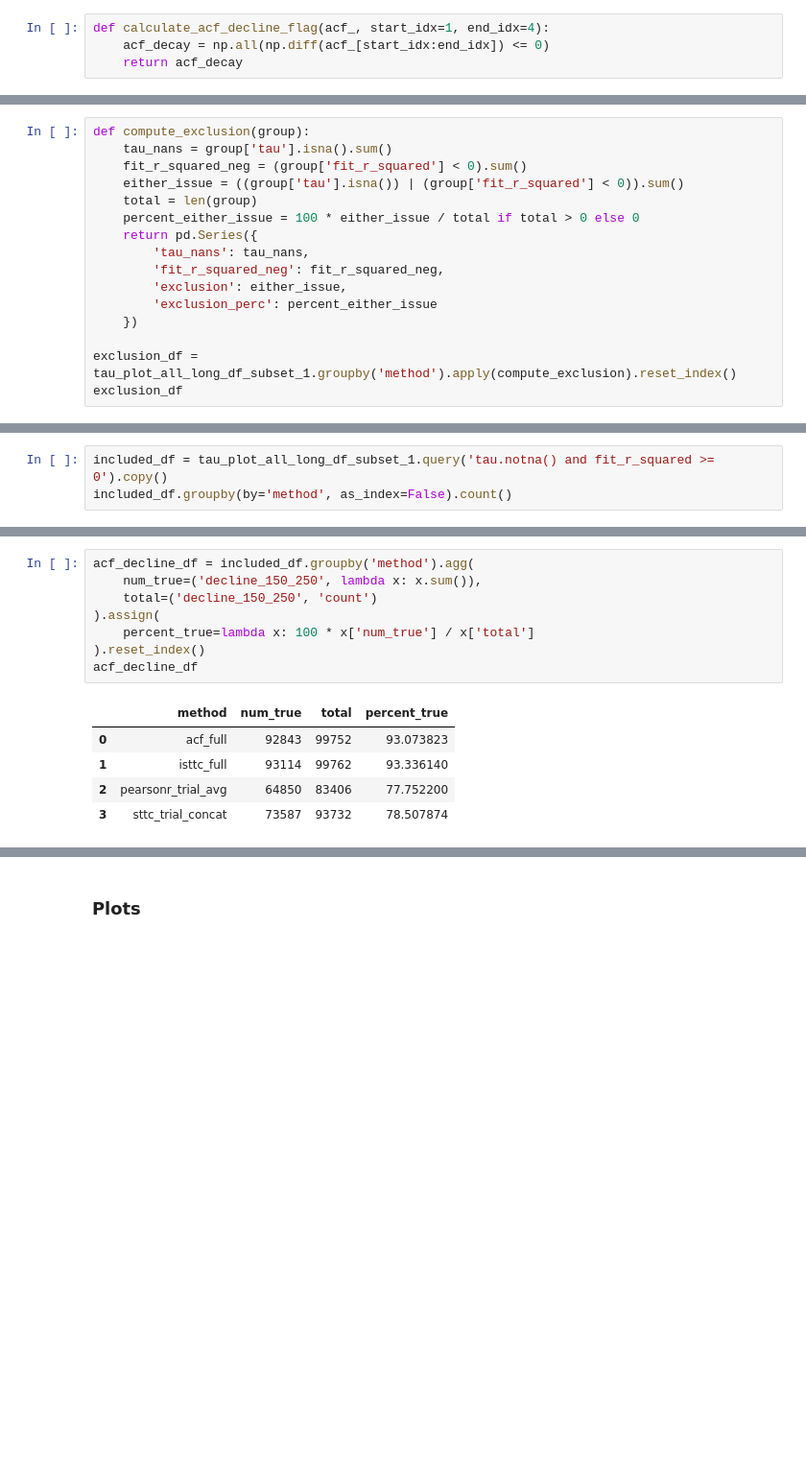
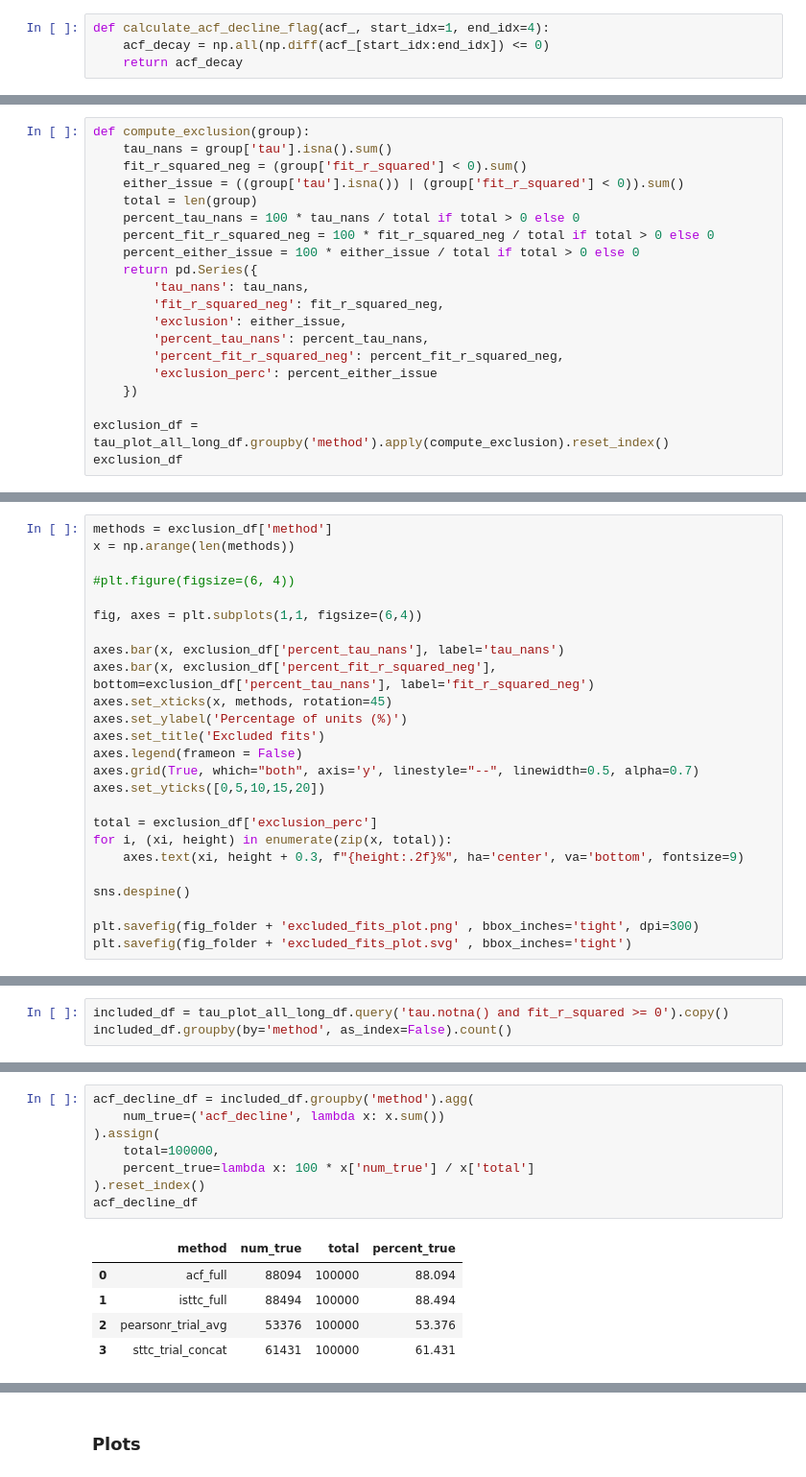
Before and after one commit to iinnpp/isttc, a Jupyter notebook: notebooks/synthetic/plot_taus_parametric_inclusion.ipynb, the cells around one changed output, grey strips where cells are left out. Shown at 96% size. Cells and saved outputs as stored; diff of their text form; blank space fills up the shorter version.

```diff
--- a/notebooks/synthetic/plot_taus_parametric_inclusion.ipynb
+++ b/notebooks/synthetic/plot_taus_parametric_inclusion.ipynb
@@ -246,14 +216,18 @@ def compute_exclusion(group):
     fit_r_squared_neg = (group['fit_r_squared'] < 0).sum()
     either_issue = ((group['tau'].isna()) | (group['fit_r_squared'] < 0)).sum()
     total = len(group)
+    percent_tau_nans = 100 * tau_nans / total if total > 0 else 0
+    percent_fit_r_squared_neg = 100 * fit_r_squared_neg / total if total > 0 else 0
     percent_either_issue = 100 * either_issue / total if total > 0 else 0
     return pd.Series({
         'tau_nans': tau_nans,
         'fit_r_squared_neg': fit_r_squared_neg,
         'exclusion': either_issue,
+        'percent_tau_nans': percent_tau_nans,
+        'percent_fit_r_squared_neg': percent_fit_r_squared_neg,
         'exclusion_perc': percent_either_issue
     })
 
-exclusion_df = tau_plot_all_long_df_subset_1.groupby('method').apply(compute_exclusion).reset_index()
+exclusion_df = tau_plot_all_long_df.groupby('method').apply(compute_exclusion).reset_index()
 exclusion_df
 # %% [output]
@@ -264,0 +239,25 @@ exclusion_df
+# %%
+methods = exclusion_df['method']
+x = np.arange(len(methods))
+
+#plt.figure(figsize=(6, 4))
+
+fig, axes = plt.subplots(1,1, figsize=(6,4))
+
+axes.bar(x, exclusion_df['percent_tau_nans'], label='tau_nans')
+axes.bar(x, exclusion_df['percent_fit_r_squared_neg'], bottom=exclusion_df['percent_tau_nans'], label='fit_r_squared_neg')
+axes.set_xticks(x, methods, rotation=45)
+axes.set_ylabel('Percentage of units (%)')
+axes.set_title('Excluded fits')
+axes.legend(frameon = False)
+axes.grid(True, which="both", axis='y', linestyle="--", linewidth=0.5, alpha=0.7)
+axes.set_yticks([0,5,10,15,20])
+
+total = exclusion_df['exclusion_perc']
+for i, (xi, height) in enumerate(zip(x, total)):
+    axes.text(xi, height + 0.3, f"{height:.2f}%", ha='center', va='bottom', fontsize=9)
+
+sns.despine()
+
+plt.savefig(fig_folder + 'excluded_fits_plot.png' , bbox_inches='tight', dpi=300)
+plt.savefig(fig_folder + 'excluded_fits_plot.svg' , bbox_inches='tight')
@@ -265,4 +410,4 @@ exclusion_df
 # %%
-included_df = tau_plot_all_long_df_subset_1.query('tau.notna() and fit_r_squared >= 0').copy()
+included_df = tau_plot_all_long_df.query('tau.notna() and fit_r_squared >= 0').copy()
 included_df.groupby(by='method', as_index=False).count()
 # %% [output]
@@ -274,14 +419,14 @@ included_df.groupby(by='method', as_index=False).count()
 # %%
 acf_decline_df = included_df.groupby('method').agg(
-    num_true=('decline_150_250', lambda x: x.sum()),
-    total=('decline_150_250', 'count')
+    num_true=('acf_decline', lambda x: x.sum())
 ).assign(
+    total=100000,
     percent_true=lambda x: 100 * x['num_true'] / x['total']
 ).reset_index()
 acf_decline_df
 # %% [output]
 |  | method | num_true | total | percent_true |
-| 0 | acf_full | 92843 | 99752 | 93.073823 |
-| 1 | isttc_full | 93114 | 99762 | 93.336140 |
-| 2 | pearsonr_trial_avg | 64850 | 83406 | 77.752200 |
-| 3 | sttc_trial_concat | 73587 | 93732 | 78.507874 |
+| 0 | acf_full | 88094 | 100000 | 88.094 |
+| 1 | isttc_full | 88494 | 100000 | 88.494 |
+| 2 | pearsonr_trial_avg | 53376 | 100000 | 53.376 |
+| 3 | sttc_trial_concat | 61431 | 100000 | 61.431 |
```
Also changed, not shown: parts of 44 cells of this notebook, 2 other files.
